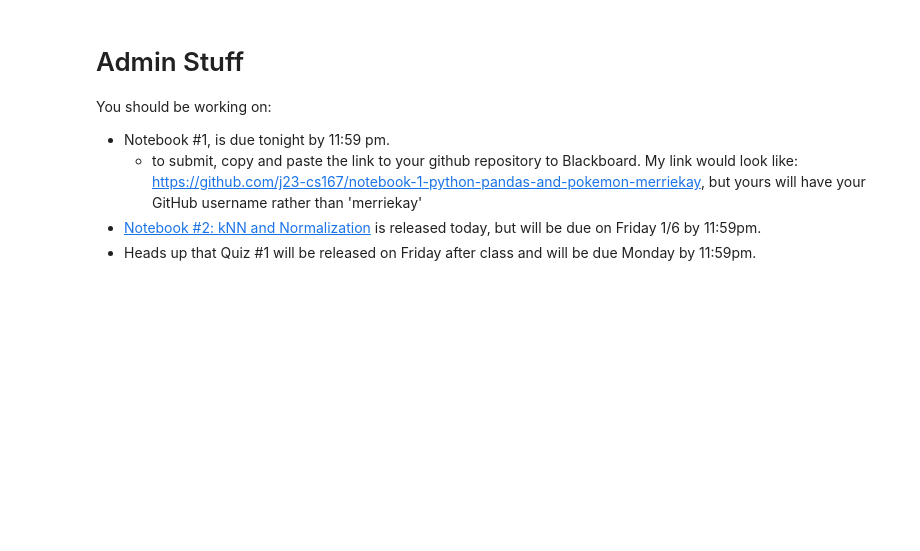
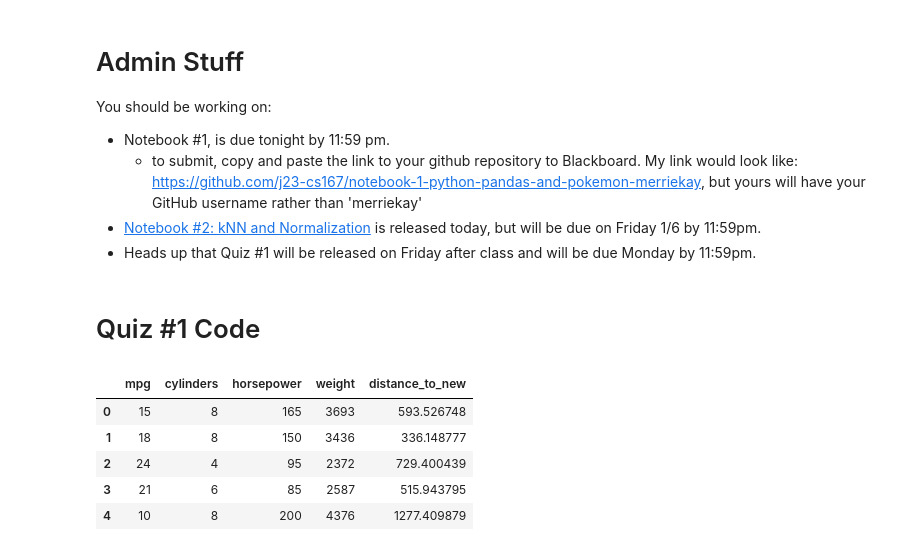
Before and after one commit to nickwharff/CS167_Notes, a Jupyter notebook: Day03_P1_kNN.ipynb, the cells around one changed output. Saved outputs shown, nothing was run; the diff lists cells and outputs as text; code cells hidden in the pictures; blank space fills up the shorter version.

```diff
--- a/Day03_P1_kNN.ipynb
+++ b/Day03_P1_kNN.ipynb
@@ -450,3 +450,31 @@ You should be working on:
     - to submit, copy and paste the link to your github repository to Blackboard. My link would look like: https://github.com/j23-cs167/notebook-1-python-pandas-and-pokemon-merriekay, but yours will have your GitHub username rather than 'merriekay'
 - [Notebook #2: kNN and Normalization](https://classroom.github.com/a/ZihGOnY-) is released today, but will be due on Friday 1/6 by 11:59pm.
 - Heads up that Quiz #1 will be released on Friday after class and will be due Monday by 11:59pm.
+# %% [markdown]
+# Quiz #1 Code
+# %%
+import pandas as pd
+
+# assign data of lists.
+data = {'mpg': [15, 18, 24, 21, 10], 'cylinders': [8, 8, 4, 6, 8], 'horsepower':[165, 150, 95, 85, 200], 'weight':[3693, 3436, 2372, 2587, 4376]}
+
+# Create DataFrame
+quiz1 = pd.DataFrame(data)
+
+# Print the output.
+quiz1.head()
+import numpy as np
+
+quiz1['distance_to_new'] = np.sqrt(
+    (8 - quiz1['cylinders'])**2
+    +(140 - quiz1['horsepower'])**2
+    +(3100 - quiz1['weight'])**2)
+
+quiz1.head()
+# %% [output]
+|  | mpg | cylinders | horsepower | weight | distance_to_new |
+| 0 | 15 | 8 | 165 | 3693 | 593.526748 |
+| 1 | 18 | 8 | 150 | 3436 | 336.148777 |
+| 2 | 24 | 4 | 95 | 2372 | 729.400439 |
+| 3 | 21 | 6 | 85 | 2587 | 515.943795 |
+| 4 | 10 | 8 | 200 | 4376 | 1277.409879 |
```
Also changed, not shown: parts of 2 cells of this notebook.
